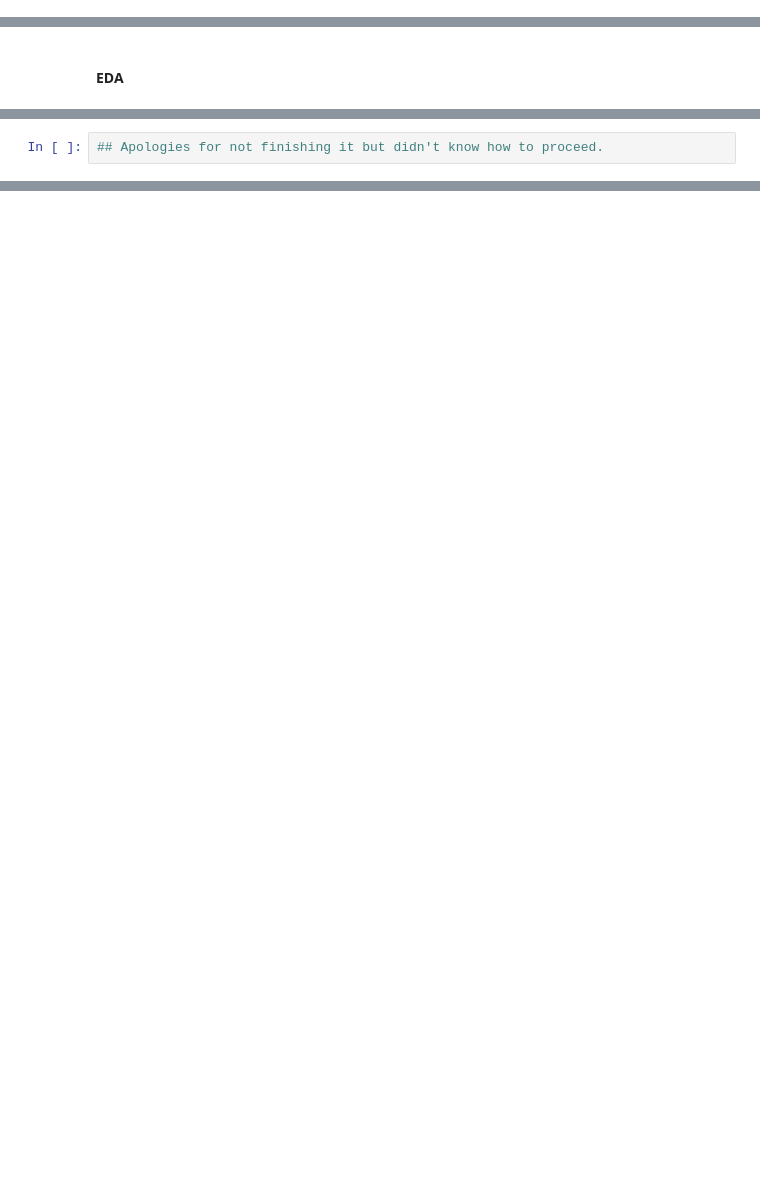
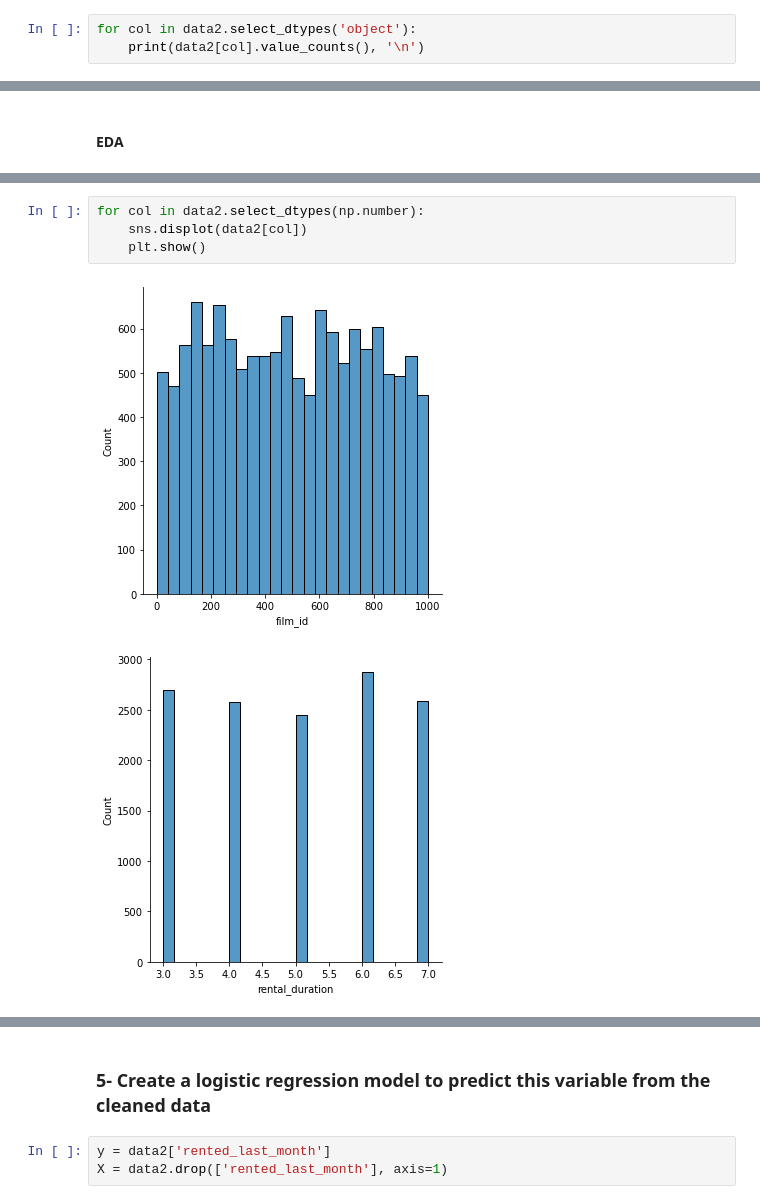
Before and after one commit to Ironhack-Data-0621-Remote/lab-predictions-logistic-regression, a Jupyter notebook: Lab | Making predictions with logistic regression.ipynb, the cells around one changed output, grey strips where cells are left out. Cells and saved outputs as stored; diff of their text form; blank space fills up the shorter version.

```diff
--- a/Lab | Making predictions with logistic regression.ipynb
+++ b/Lab | Making predictions with logistic regression.ipynb
@@ -89,0 +146,3 @@ data = data.dropna()
+# %%
+for col in data2.select_dtypes('object'):
+    print(data2[col].value_counts(), '\n')
@@ -102,2 +177,7 @@ plt.show()
-# %%
-## Apologies for not finishing it but didn't know how to proceed.
+# %%
+for col in data2.select_dtypes(np.number):
+    sns.displot(data2[col])
+    plt.show()
+# %% [output]
+[figure, added]
+[figure, added]
@@ -103,0 +186,5 @@ plt.show()
+# %% [markdown]
+### 5- Create a logistic regression model to predict this variable from the cleaned data
+# %%
+y = data2['rented_last_month']
+X = data2.drop(['rented_last_month'], axis=1)
```
Also changed, not shown: parts of 14 cells of this notebook.
